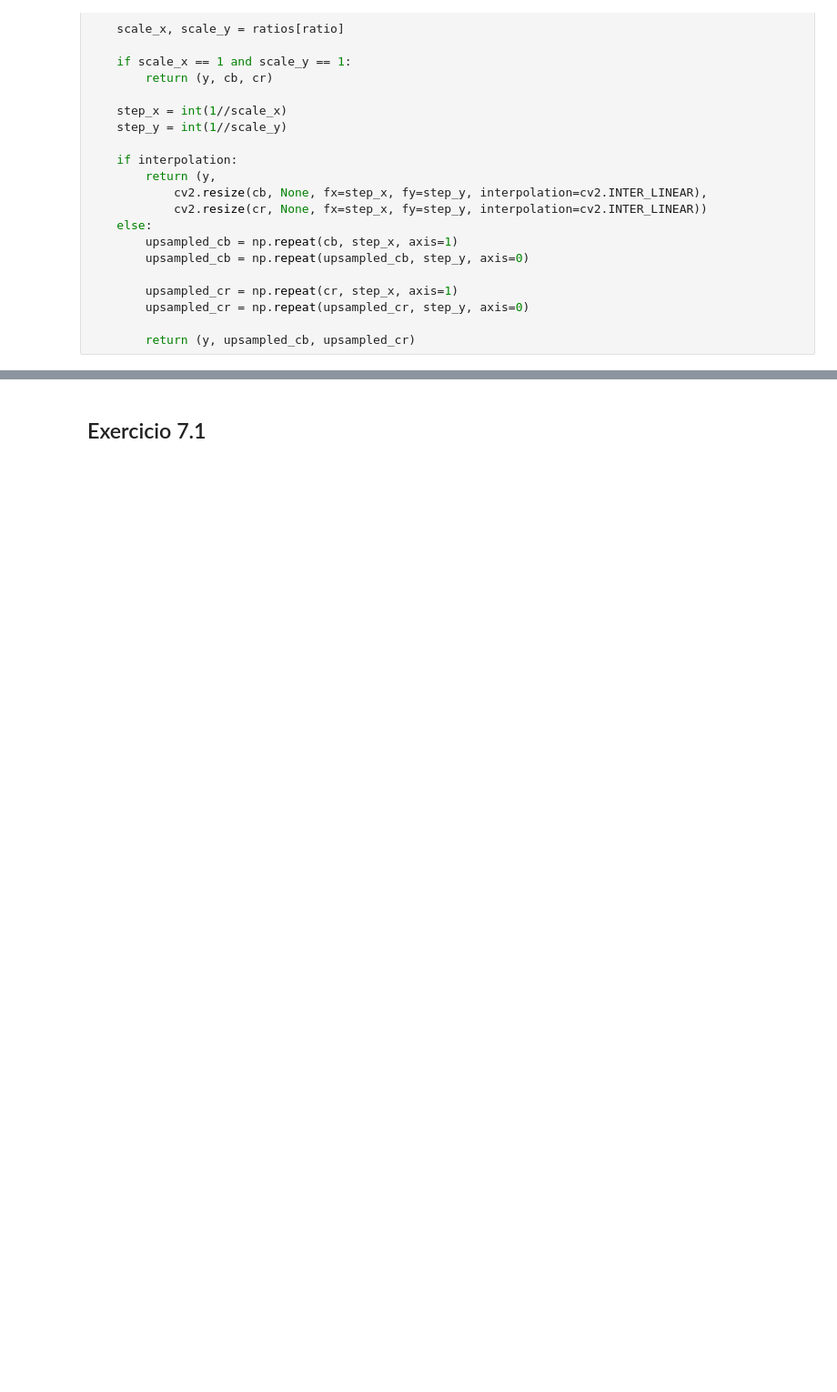
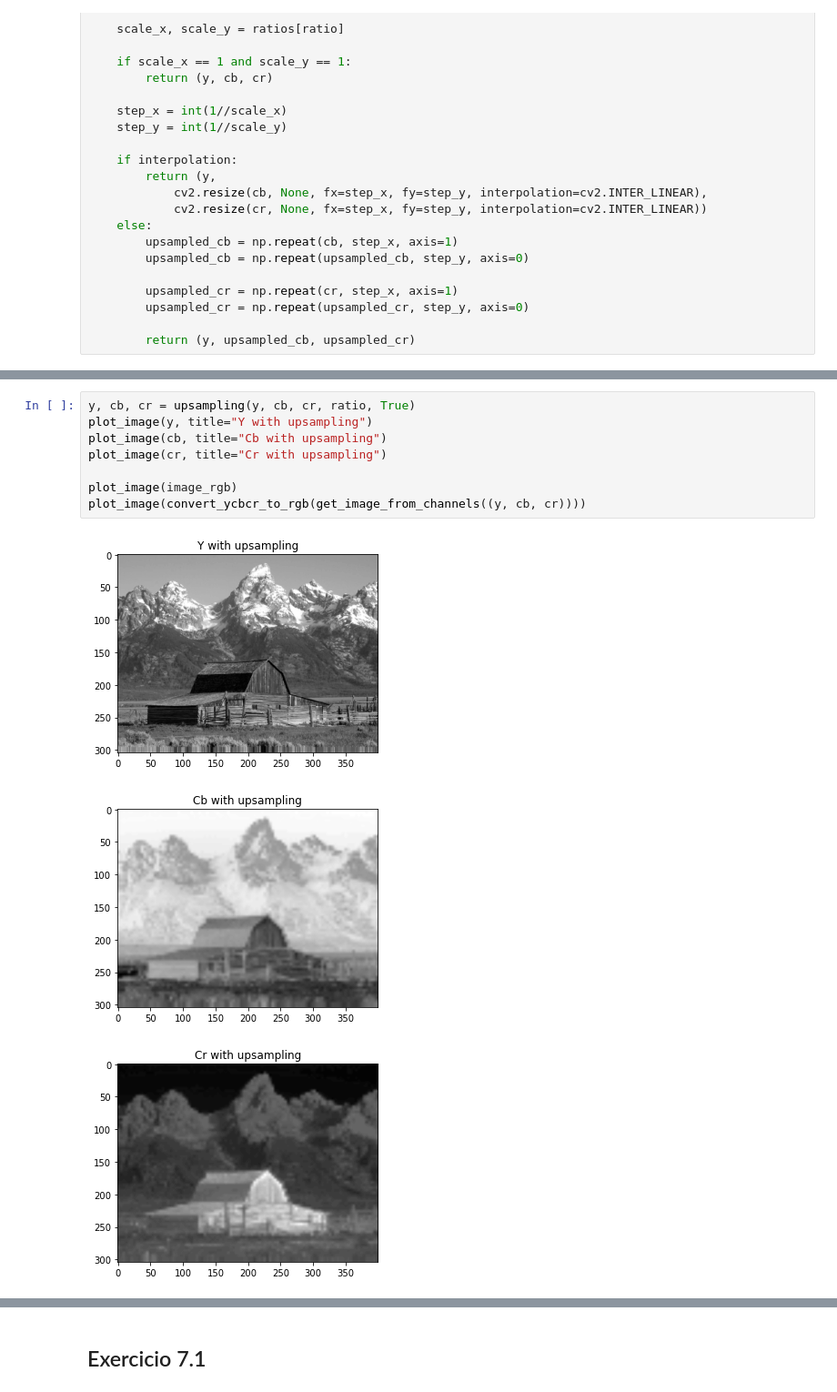
Before and after one commit to sbalves/MULT, a Jupyter notebook: TP1.ipynb, the cells around one changed output, grey strips where cells are left out. Shown at 91% size. Saved outputs shown, nothing was run; the diff lists cells and outputs as text; blank space fills up the shorter version.

```diff
--- a/TP1.ipynb
+++ b/TP1.ipynb
@@ -371,0 +363,12 @@ plot_image(convert_ycbcr_to_rgb(get_image_from_channels((y, cb, cr))))
+# %%
+y, cb, cr = upsampling(y, cb, cr, ratio, True)
+plot_image(y, title="Y with upsampling")
+plot_image(cb, title="Cb with upsampling")
+plot_image(cr, title="Cr with upsampling")
+
+plot_image(image_rgb)
+plot_image(convert_ycbcr_to_rgb(get_image_from_channels((y, cb, cr))))
+# %% [output]
+[figure, added]
+[figure, added]
+[figure, added]
```
Also changed, not shown: parts of 8 cells of this notebook.
